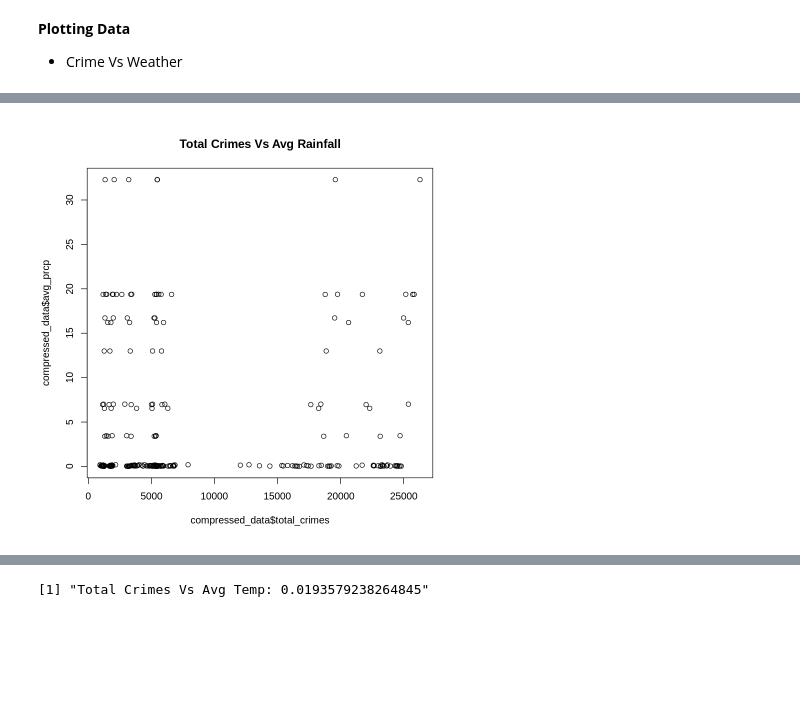
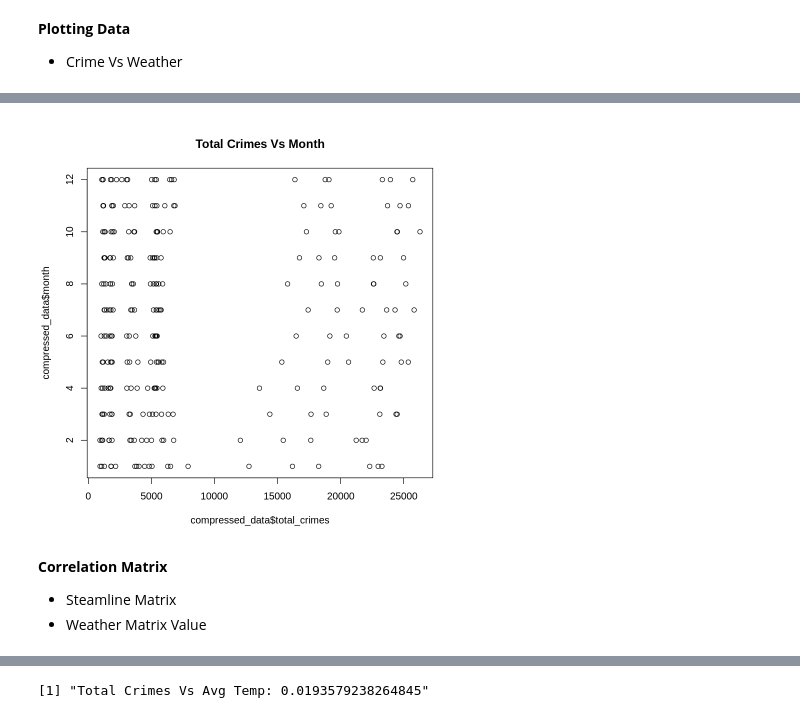
Before and after one commit to bcroman/21006366_DA_Assessment, a Jupyter notebook: Analytics_R_Crime_Weather.ipynb, the cells around one changed output, grey strips where cells are left out. Cells and saved outputs as stored; diff of their text form; code cells hidden in the pictures; blank space fills up the shorter version.

```diff
--- a/Analytics_R_Crime_Weather.ipynb
+++ b/Analytics_R_Crime_Weather.ipynb
@@ -37,7 +51,7 @@ A data.frame: 6 × 17
 # %% [markdown]
 **Clean Up Dataset**
 # %%
-keep_columns <- c('year', 'month', 'total_crimes', 'avg_temp', 'avg_dewp', 'avg_visib', 'avg_wdsp', 'avg_mxpsd', 'avg_gust', 'avg_max_temp', 'avg_min_temp', 'avg_prcp', 'fog_days')
+keep_columns <- c('year', 'month', 'total_crimes', 'major_category', 'avg_temp', 'avg_dewp', 'avg_visib', 'avg_wdsp', 'avg_mxpsd', 'avg_gust', 'avg_max_temp', 'avg_min_temp', 'avg_prcp', 'fog_days')
 compressed_data <- raw_data[keep_columns]
 summary(compressed_data)
 # %% [output]
@@ -68,4 +129,8 @@ plot(compressed_data$total_crimes, compressed_data$avg_temp, main = "Total Crime
 # %%
-plot(compressed_data$total_crimes, compressed_data$avg_prcp, main = "Total Crimes Vs Avg Rainfall")
+plot(compressed_data$total_crimes, compressed_data$month, main = "Total Crimes Vs Month")
 # %% [output]
-[figure, old version]
+[figure, new version]
+# %% [markdown]
+**Correlation Matrix**
+- Steamline Matrix
+- Weather Matrix Value
```
Also changed, not shown: parts of 20 cells of this notebook.
